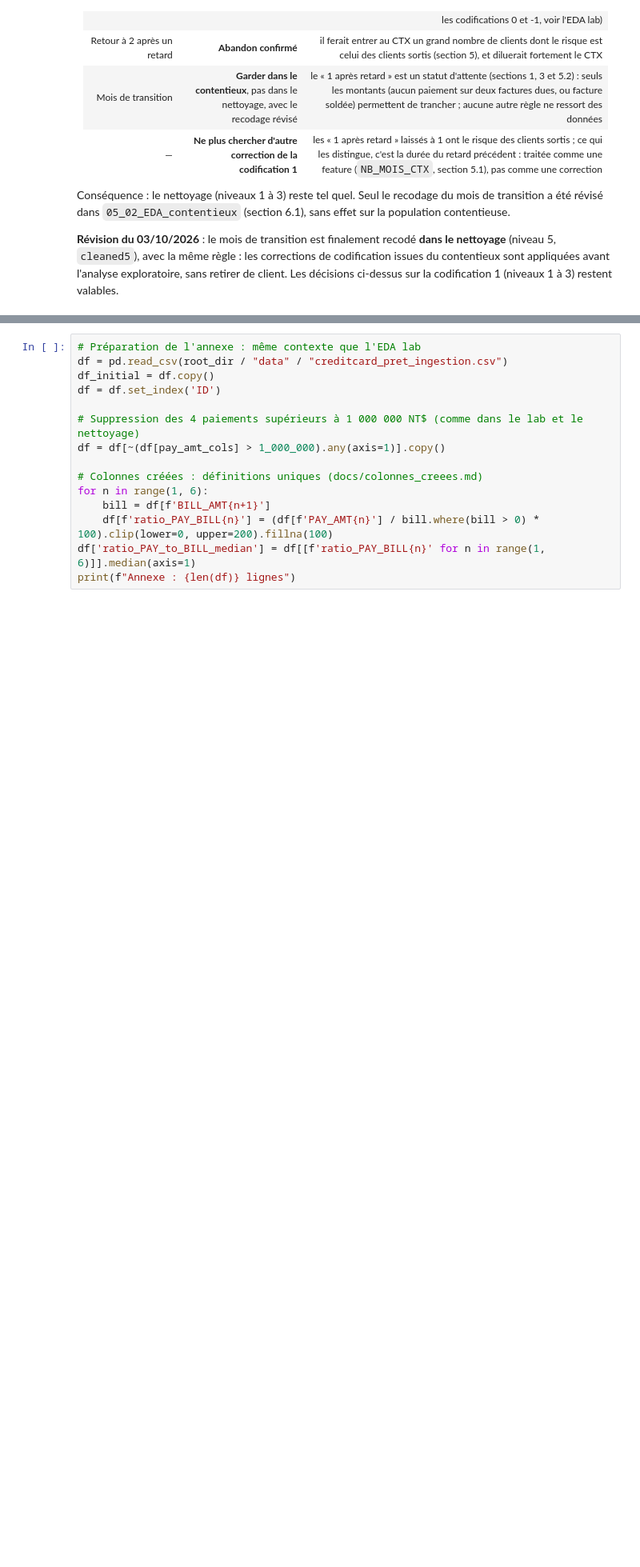
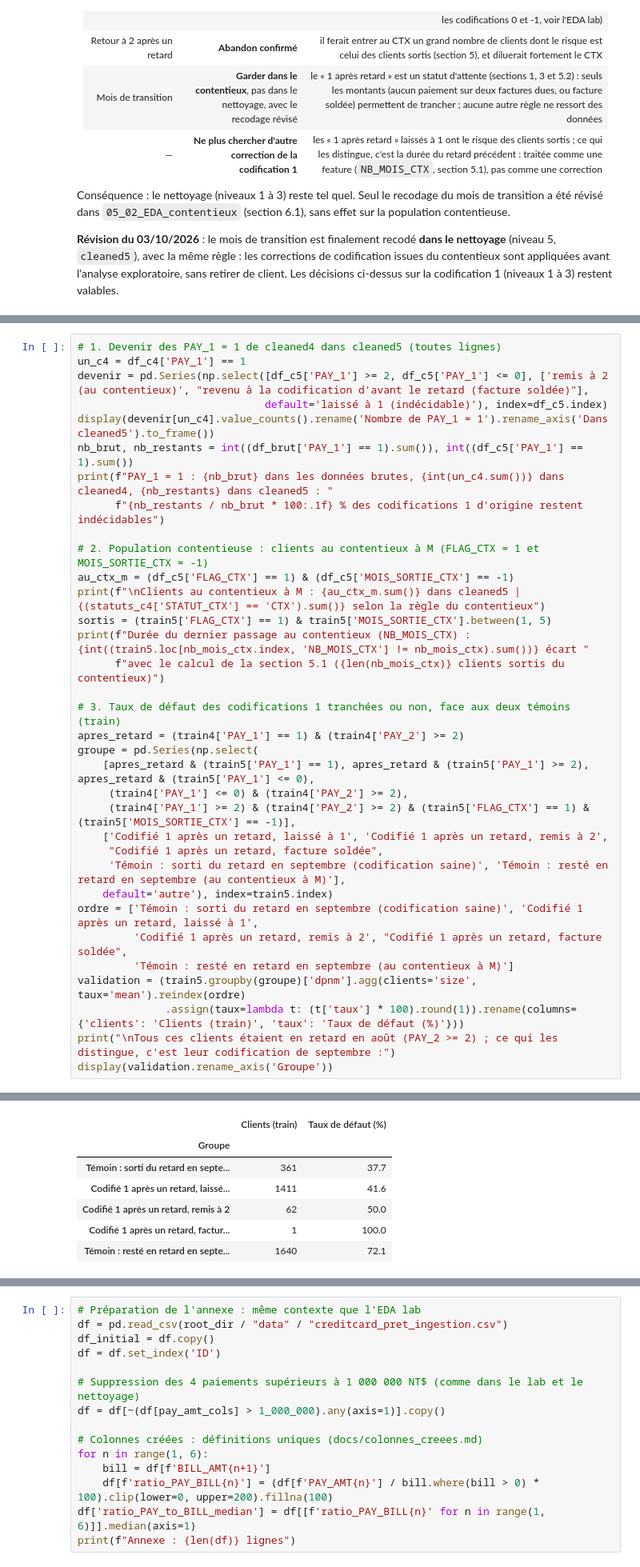
Before and after one commit to johan-mac-59/RiskLens_ML, a Jupyter notebook: src/05_04_EDA_codification1.ipynb, the cells around one changed output, grey strips where cells are left out. Shown at 80% size. Cells and saved outputs as stored; diff of their text form; blank space fills up the shorter version.

```diff
--- a/src/05_04_EDA_codification1.ipynb
+++ b/src/05_04_EDA_codification1.ipynb
@@ -699,0 +842,35 @@ Conséquence : le nettoyage (niveaux 1 à 3) reste tel quel. Seul le recodage du
+# %%
+# 1. Devenir des PAY_1 = 1 de cleaned4 dans cleaned5 (toutes lignes)
+un_c4 = df_c4['PAY_1'] == 1
+devenir = pd.Series(np.select([df_c5['PAY_1'] >= 2, df_c5['PAY_1'] <= 0], ['remis à 2 (au contentieux)', "revenu à la codification d'avant le retard (facture soldée)"],
+                              default='laissé à 1 (indécidable)'), index=df_c5.index)
+display(devenir[un_c4].value_counts().rename('Nombre de PAY_1 = 1').rename_axis('Dans cleaned5').to_frame())
+nb_brut, nb_restants = int((df_brut['PAY_1'] == 1).sum()), int((df_c5['PAY_1'] == 1).sum())
+print(f"PAY_1 = 1 : {nb_brut} dans les données brutes, {int(un_c4.sum())} dans cleaned4, {nb_restants} dans cleaned5 : "
+      f"{nb_restants / nb_brut * 100:.1f} % des codifications 1 d'origine restent indécidables")
+
+# 2. Population contentieuse : clients au contentieux à M (FLAG_CTX = 1 et MOIS_SORTIE_CTX = -1)
+au_ctx_m = (df_c5['FLAG_CTX'] == 1) & (df_c5['MOIS_SORTIE_CTX'] == -1)
+print(f"\nClients au contentieux à M : {au_ctx_m.sum()} dans cleaned5 | {(statuts_c4['STATUT_CTX'] == 'CTX').sum()} selon la règle du contentieux")
+sortis = (train5['FLAG_CTX'] == 1) & train5['MOIS_SORTIE_CTX'].between(1, 5)
+print(f"Durée du dernier passage au contentieux (NB_MOIS_CTX) : {int((train5.loc[nb_mois_ctx.index, 'NB_MOIS_CTX'] != nb_mois_ctx).sum())} écart "
+      f"avec le calcul de la section 5.1 ({len(nb_mois_ctx)} clients sortis du contentieux)")
+
+# 3. Taux de défaut des codifications 1 tranchées ou non, face aux deux témoins (train)
+apres_retard = (train4['PAY_1'] == 1) & (train4['PAY_2'] >= 2)
+groupe = pd.Series(np.select(
+    [apres_retard & (train5['PAY_1'] == 1), apres_retard & (train5['PAY_1'] >= 2), apres_retard & (train5['PAY_1'] <= 0),
+     (train4['PAY_1'] <= 0) & (train4['PAY_2'] >= 2),
+     (train4['PAY_1'] >= 2) & (train4['PAY_2'] >= 2) & (train5['FLAG_CTX'] == 1) & (train5['MOIS_SORTIE_CTX'] == -1)],
+    ['Codifié 1 après un retard, laissé à 1', 'Codifié 1 après un retard, remis à 2',
+     "Codifié 1 après un retard, facture soldée",
+     'Témoin : sorti du retard en septembre (codification saine)', 'Témoin : resté en retard en septembre (au contentieux à M)'],
+    default='autre'), index=train5.index)
+ordre = ['Témoin : sorti du retard en septembre (codification saine)', 'Codifié 1 après un retard, laissé à 1',
+         'Codifié 1 après un retard, remis à 2', "Codifié 1 après un retard, facture soldée",
+         'Témoin : resté en retard en septembre (au contentieux à M)']
+validation = (train5.groupby(groupe)['dpnm'].agg(clients='size', taux='mean').reindex(ordre)
+              .assign(taux=lambda t: (t['taux'] * 100).round(1)).rename(columns={'clients': 'Clients (train)', 'taux': 'Taux de défaut (%)'}))
+print("\nTous ces clients étaient en retard en août (PAY_2 >= 2) ; ce qui les distingue, c'est leur codification de septembre :")
+display(validation.rename_axis('Groupe'))
+# %% [output]
@@ -699,0 +888,7 @@ Conséquence : le nettoyage (niveaux 1 à 3) reste tel quel. Seul le recodage du
+|  | Clients (train) | Taux de défaut (%) |
+| Groupe |  |  |
+| Témoin : sorti du retard en septe... | 361 | 37.7 |
+| Codifié 1 après un retard, laissé... | 1411 | 41.6 |
+| Codifié 1 après un retard, remis à 2 | 62 | 50.0 |
+| Codifié 1 après un retard, factur... | 1 | 100.0 |
+| Témoin : resté en retard en septe... | 1640 | 72.1 |
```
Also changed, not shown: parts of 17 cells of this notebook, 1 other file.
